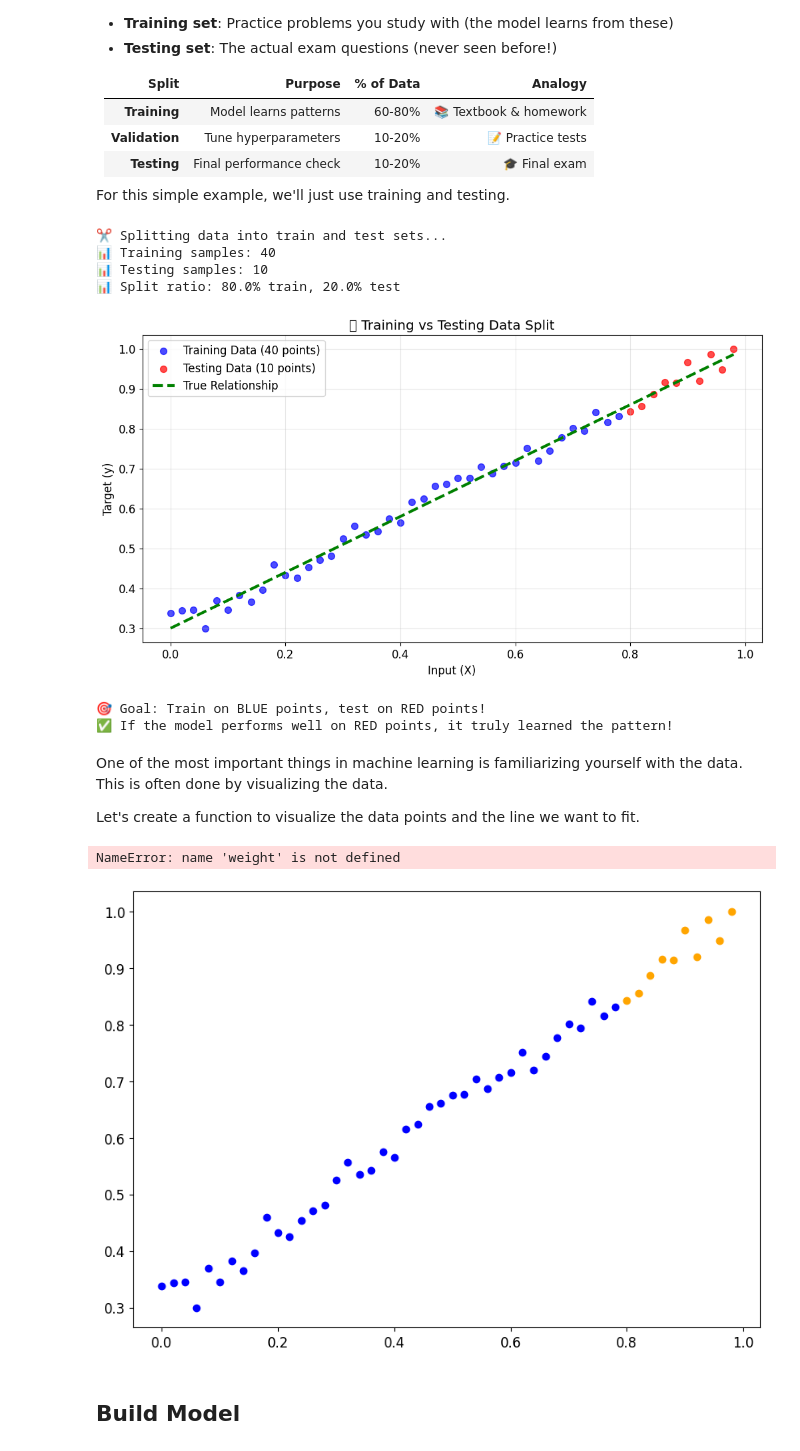
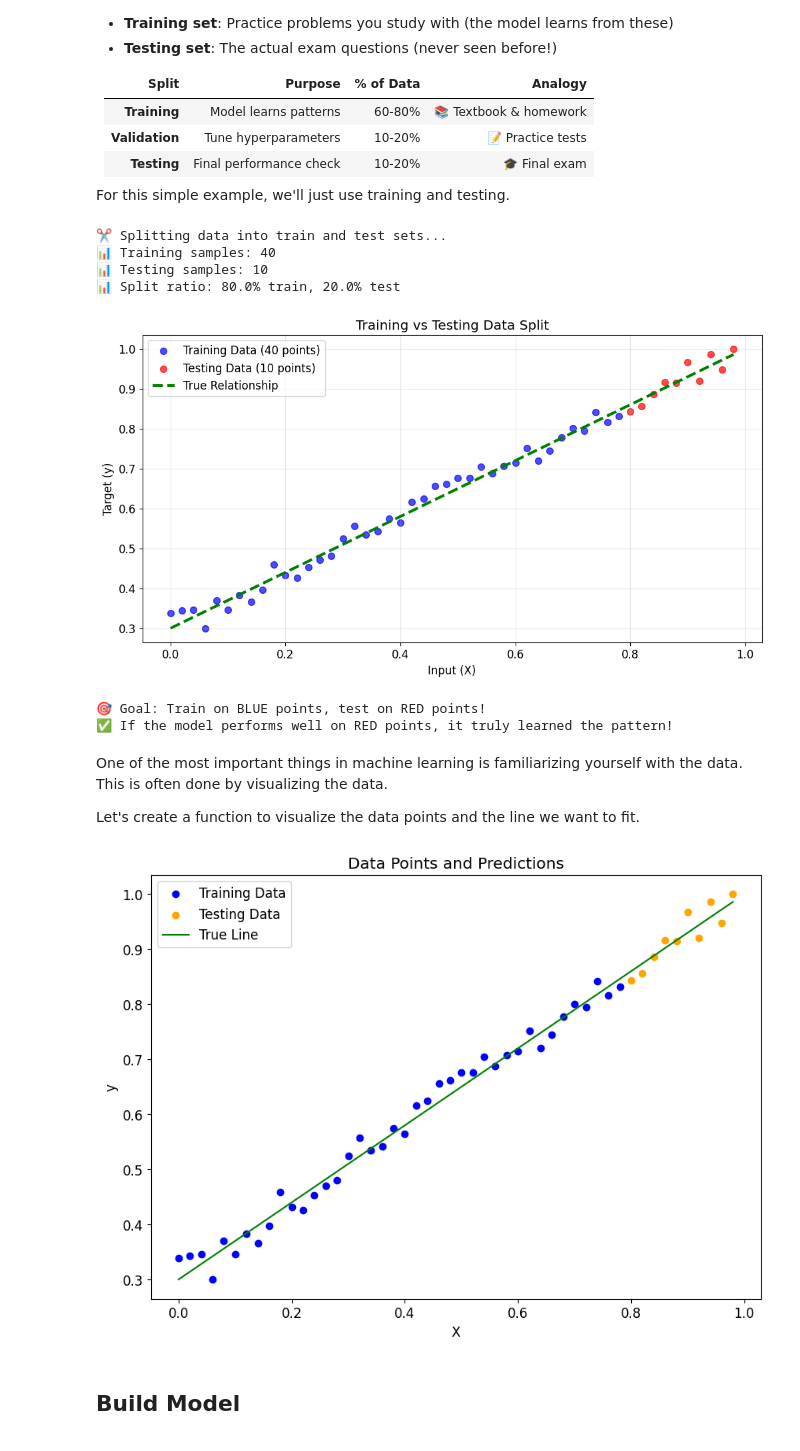
Before and after one commit to ghosnkarl/pytorch-complete, a Jupyter notebook: 01_basics/04_neural_networks_in_pytorch.ipynb, the cells around one changed output. Saved outputs shown, nothing was run; the diff lists cells and outputs as text; code cells hidden in the pictures.

```diff
--- a/01_basics/04_neural_networks_in_pytorch.ipynb
+++ b/01_basics/04_neural_networks_in_pytorch.ipynb
@@ -223,7 +222,7 @@ plt.plot(
 
 plt.xlabel("Input (X)")
 plt.ylabel("Target (y)")
-plt.title("🎯 Training vs Testing Data Split")
+plt.title("Training vs Testing Data Split")
 plt.legend()
 plt.grid(True, alpha=0.3)
 plt.show()
@@ -235,7 +234,7 @@ print("✅ If the model performs well on RED points, it truly learned the patter
 📊 Training samples: 40
 📊 Testing samples: 10
 📊 Split ratio: 80.0% train, 20.0% test
-[figure, old version]
+[figure, new version]
 🎯 Goal: Train on BLUE points, test on RED points!
 ✅ If the model performs well on RED points, it truly learned the pattern!
 # %% [markdown]
@@ -245,30 +244,31 @@ Let's create a function to visualize the data points and the line we want to fit
 # %%
 def plot_predictions(
     train_data=X_train,
     train_labels=y_train,
     test_data=X_test,
     test_labels=y_test,
     predictions=None,
+    weight=TRUE_WEIGHT,
+    bias=TRUE_BIAS,
 ):
     plt.figure(figsize=(10, 7))
     plt.scatter(train_data, train_labels, color="blue", label="Training Data")
     plt.scatter(test_data, test_labels, color="orange", label="Testing Data")
 
     if predictions is not None:
         plt.scatter(test_data, predictions, color="red", label="Predictions")
 
     plt.plot(X, weight * X + bias, color="green", label="True Line")
     plt.xlabel("X")
     plt.ylabel("y")
     plt.title("Data Points and Predictions")
     plt.legend()
     plt.show()
 
 
 plot_predictions()
 # %% [output]
-NameError: name 'weight' is not defined
-[figure, old version]
+[figure, new version]
 # %% [markdown]
 ## Build Model
 # %%
```
Also changed, not shown: parts of 20 cells of this notebook, 4 other files.
